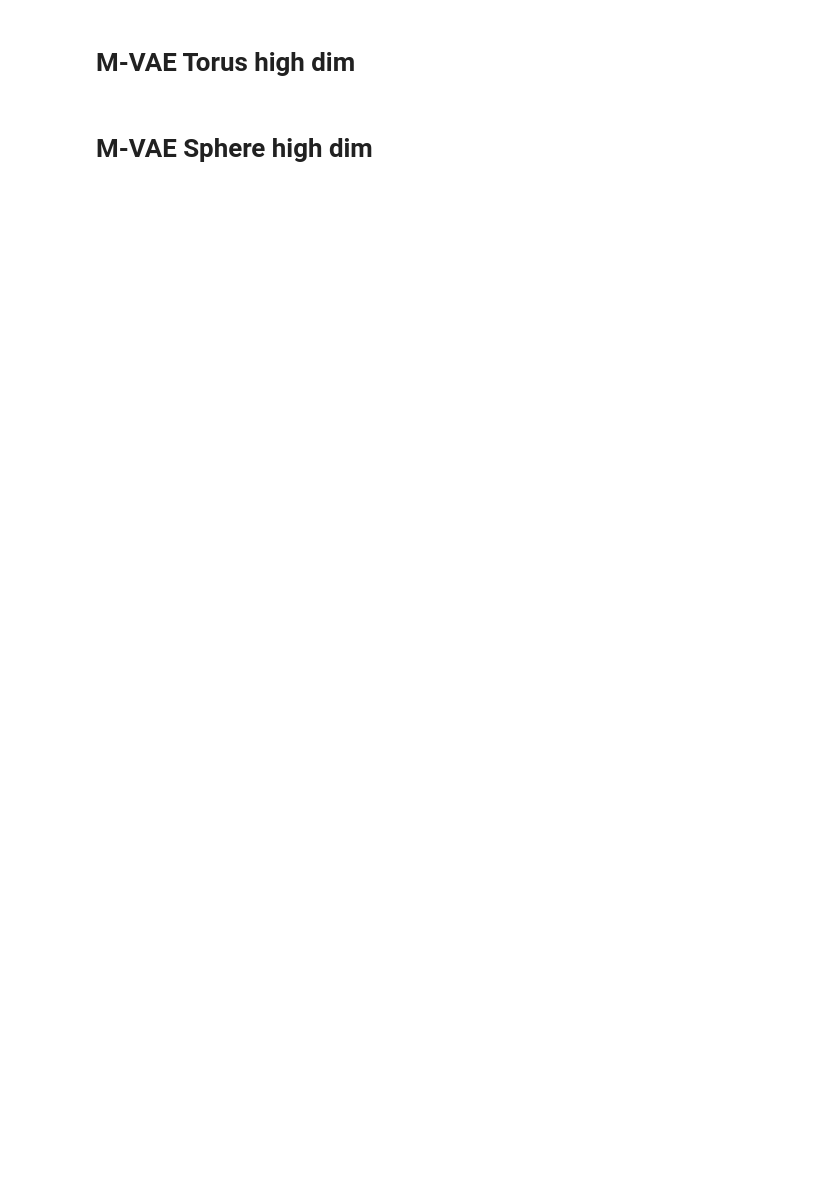
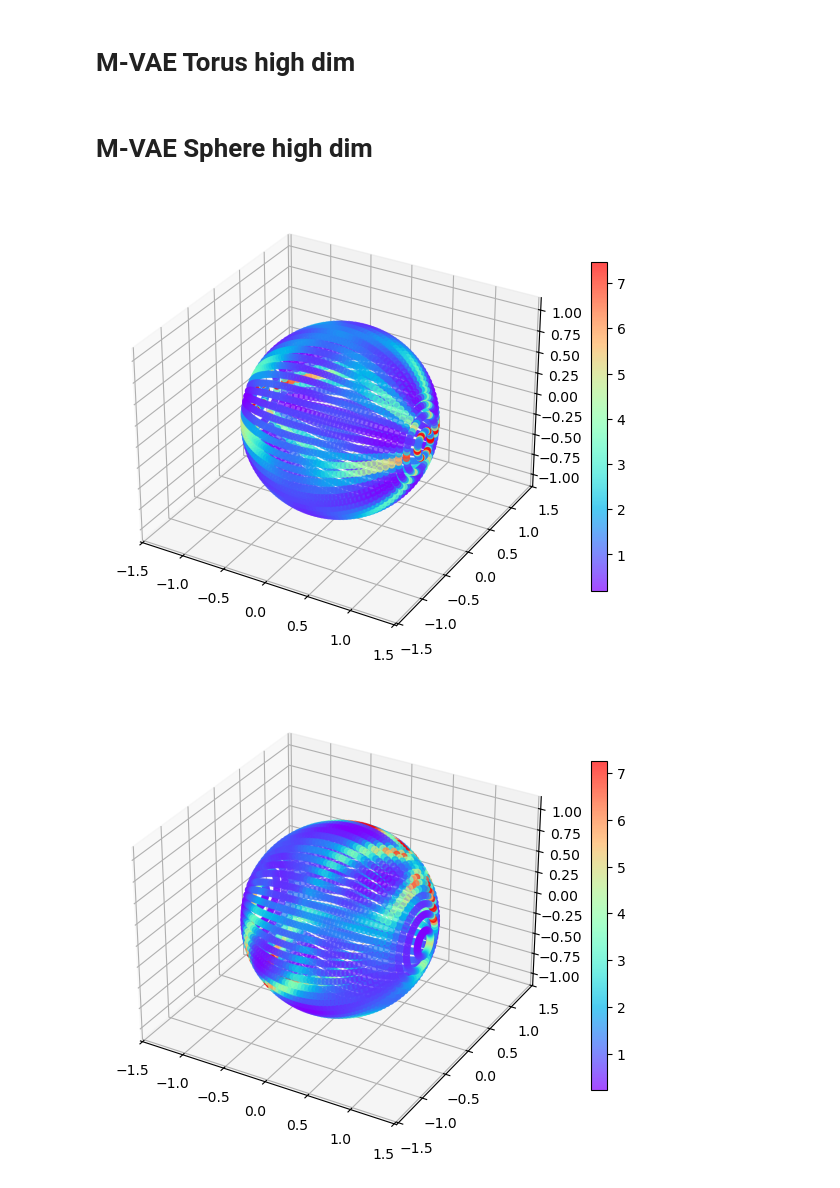
Before and after one commit to graeps/TopoGeoAEs, a Jupyter notebook: experiments/plot_heatmap.ipynb, the cells around one changed output. Saved outputs shown, nothing was run; the diff lists cells and outputs as text; code cells hidden in the pictures; blank space fills up the shorter version.

```diff
--- a/experiments/plot_heatmap.ipynb
+++ b/experiments/plot_heatmap.ipynb
@@ -255,7 +255,7 @@ def plot_curvature_heatmaps(base_path_curv, file_paths, save_path,
 
     def _scatter_datapoints(ax, data, colors=None, cmap='hsv', pca_dim=3):
         d = data.shape[1]
-        dot_size = 10
+        dot_size = 20
         pca_applied = False
         if d == 1:
             sc = ax.scatter(data[:, 0], np.zeros_like(data[:, 0]),
@@ -284,7 +284,8 @@ def plot_curvature_heatmaps(base_path_curv, file_paths, save_path,
                                  cmap=color_map, pca_dim=pca_dim)
         fig.colorbar(sc, ax=ax, shrink=0.7)
         if hasattr(ax, "view_init"):
-            ax.view_init(elev=55, azim=-70)
+            if dataset_name in {"t2_synthetic", "torus"}:
+                ax.view_init(elev=55, azim=-70)
         plt.tight_layout()
         plt.savefig(os.path.join(save_path, fname), dpi=300)
         if show_plot:
@@ -547,18 +620,23 @@ plot_curvature_heatmaps(
 # %%
 base_path = 'notebooks_m_vae/curvatures/'
 file_paths = [
     'curvatures_exp00_vae_sphere_high_dim.pt',
-    'curvatures_exp00_vae_sphere_high_dim.pt',
-    'curvatures_exp00_vae_sphere_high_dim.pt',
-    'curvatures_exp00_vae_sphere_high_dim.pt',
+    'curvatures_exp01_vae_sphere_high_dim.pt',
+    'curvatures_exp02_vae_sphere_high_dim.pt',
+    'curvatures_exp04_vae_sphere_high_dim.pt',
+    'curvatures_exp10_vae_sphere_high_dim.pt',
+    'curvatures_exp16_vae_sphere_high_dim.pt',
 ]
 
 plot_curvature_heatmaps(
     base_path_curv=base_path,
     file_paths=file_paths,
     save_path='plots/',
     plot_empirical=False,
     plot_pullback=True,
     dataset_name='sphere',
     show_plot=True
 )
+# %% [output]
+[figure, added]
+[figure, added]
```
Also changed, not shown: parts of 9 cells of this notebook, 5 other files.
